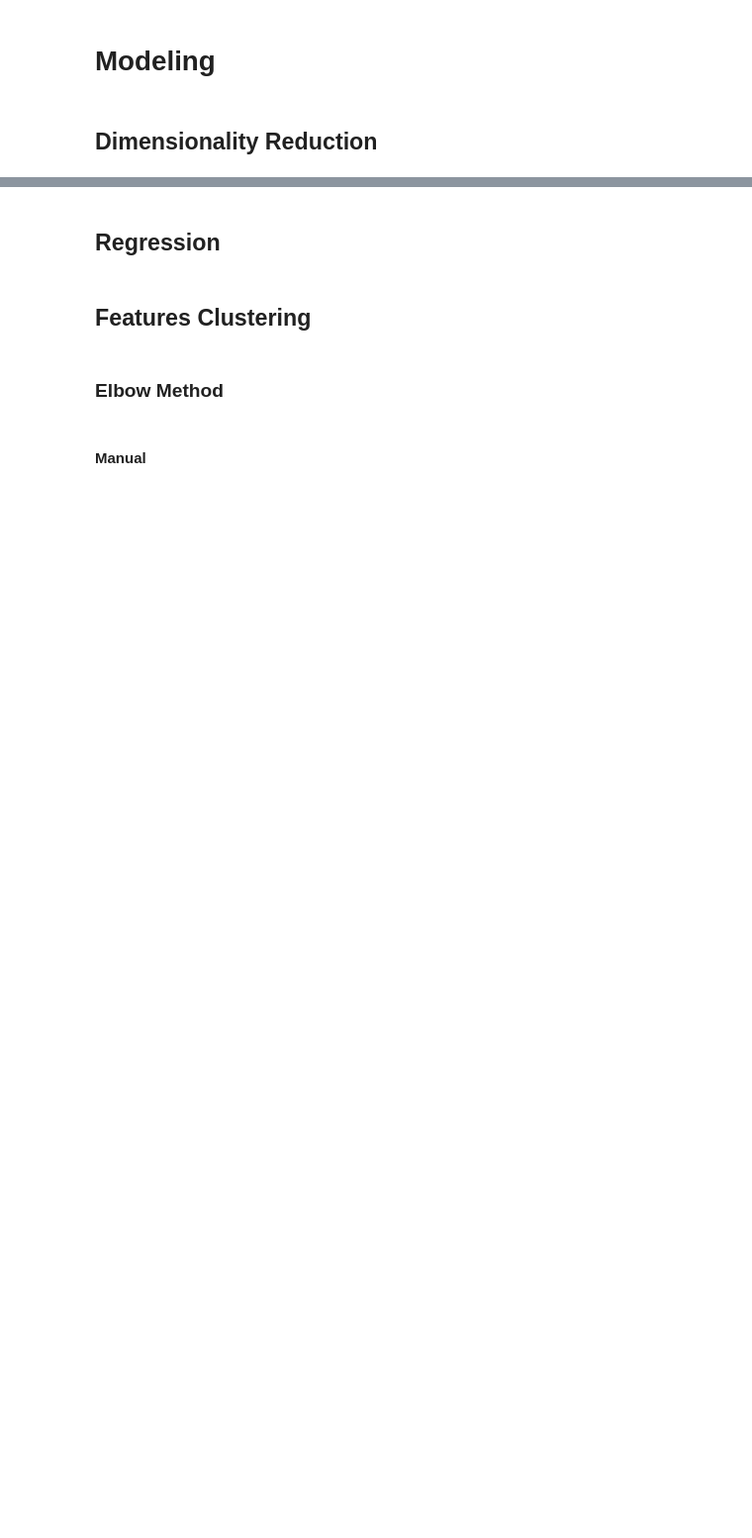
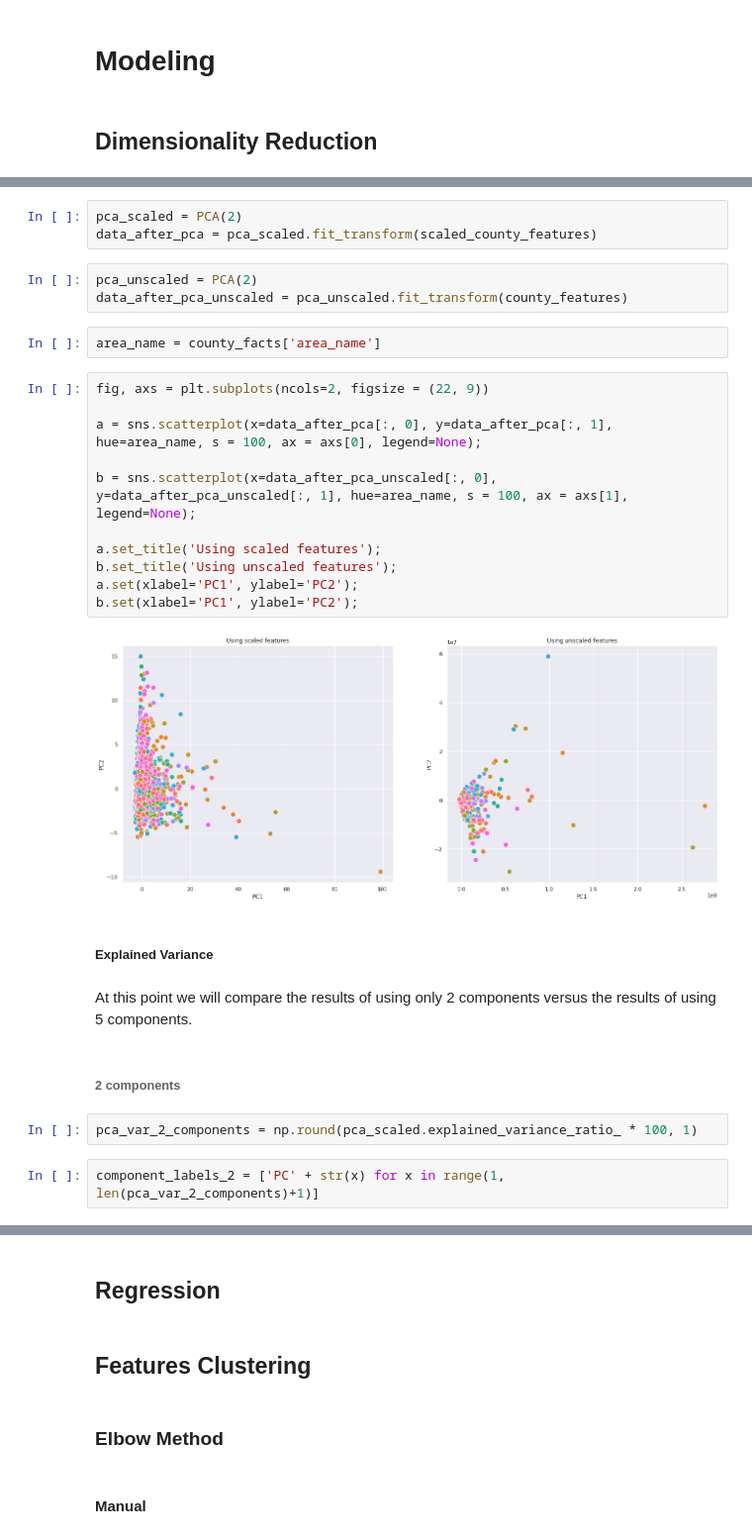
Before and after one commit to virbickt/aers, a Jupyter notebook: Untitled8.ipynb, the cells around one changed output, grey strips where cells are left out. Shown at 99% size. Cells and saved outputs as stored; diff of their text form; blank space fills up the shorter version.

```diff
--- a/Untitled8.ipynb
+++ b/Untitled8.ipynb
@@ -431,0 +492,31 @@ i. e. there is no significant difference in the ratio of those who have a higher
+# %%
+pca_scaled = PCA(2)
+data_after_pca = pca_scaled.fit_transform(scaled_county_features)
+# %%
+pca_unscaled = PCA(2)
+data_after_pca_unscaled = pca_unscaled.fit_transform(county_features)
+# %%
+area_name = county_facts['area_name']
+# %%
+fig, axs = plt.subplots(ncols=2, figsize = (22, 9))
+
+a = sns.scatterplot(x=data_after_pca[:, 0], y=data_after_pca[:, 1], hue=area_name, s = 100, ax = axs[0], legend=None);
+
+b = sns.scatterplot(x=data_after_pca_unscaled[:, 0], y=data_after_pca_unscaled[:, 1], hue=area_name, s = 100, ax = axs[1], legend=None);
+
+a.set_title('Using scaled features');
+b.set_title('Using unscaled features');
+a.set(xlabel='PC1', ylabel='PC2');
+b.set(xlabel='PC1', ylabel='PC2');
+# %% [output]
+[figure, added]
+# %% [markdown]
+##### Explained Variance
+# %% [markdown]
+At this point we will compare the results of using only 2 components versus the results of using 5 components.
+# %% [markdown]
+###### 2 components
+# %%
+pca_var_2_components = np.round(pca_scaled.explained_variance_ratio_ * 100, 1)
+# %%
+component_labels_2 = ['PC' + str(x) for x in range(1, len(pca_var_2_components)+1)]
```
Also changed, not shown: parts of 91 cells of this notebook.
